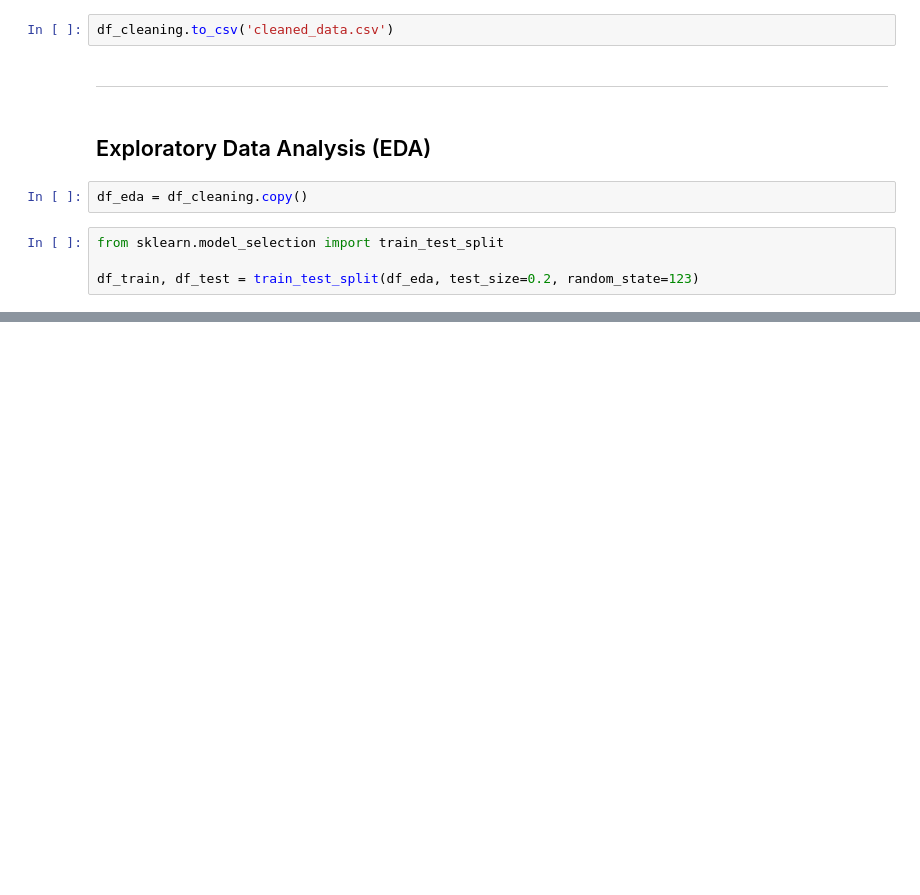
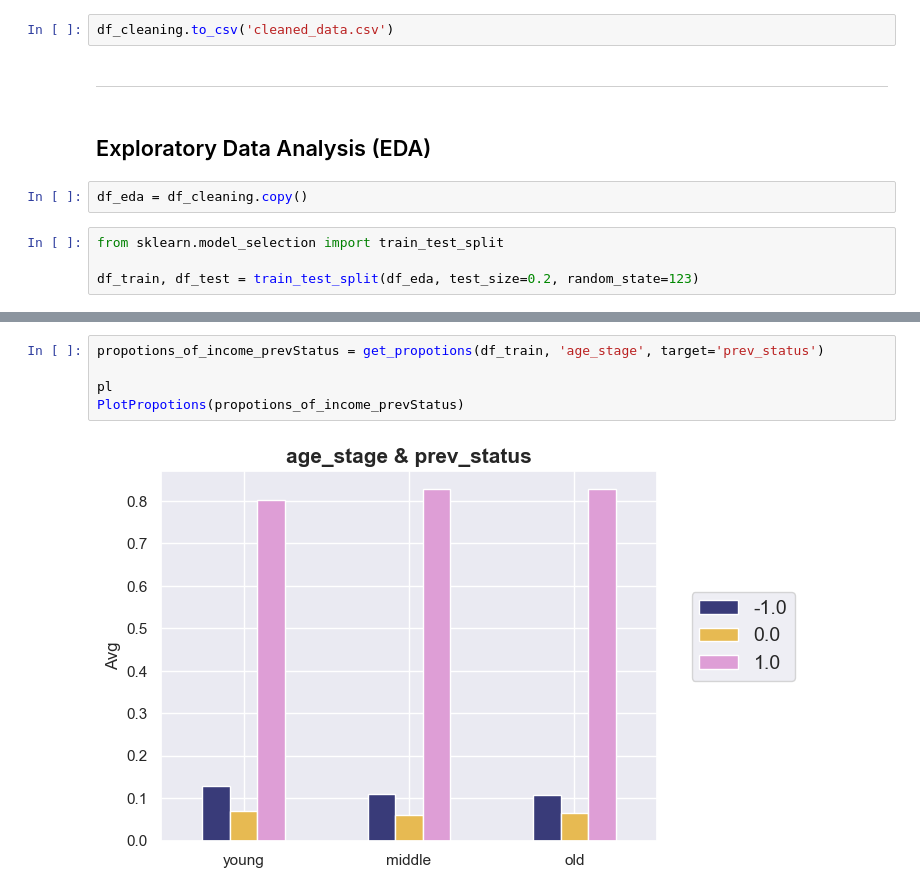
Before and after one commit to mo7amed7assan1911/Loan_Default_Study, a Jupyter notebook: Loan_Default_Study.ipynb, the cells around one changed output, grey strips where cells are left out. Drawn from its saved outputs; the diff is of its cells as text; blank space fills up the shorter version.

```diff
--- a/Loan_Default_Study.ipynb
+++ b/Loan_Default_Study.ipynb
@@ -698,0 +721,7 @@ PlotPropotions(pro, 'code_gender', 'F', 'M')
+# %%
+propotions_of_income_prevStatus = get_propotions(df_train, 'age_stage', target='prev_status')
+
+pl
+PlotPropotions(propotions_of_income_prevStatus)
+# %% [output]
+[figure, added]
```
Also changed, not shown: parts of 25 cells of this notebook.
